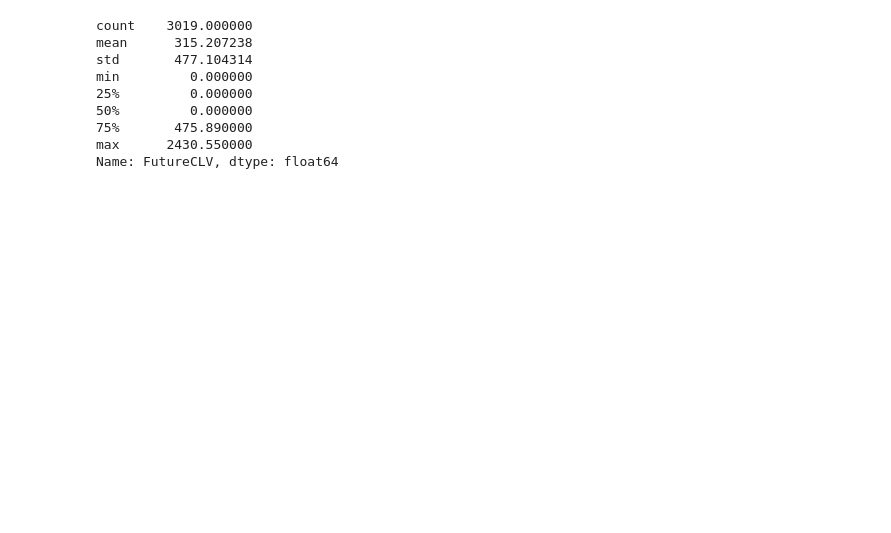
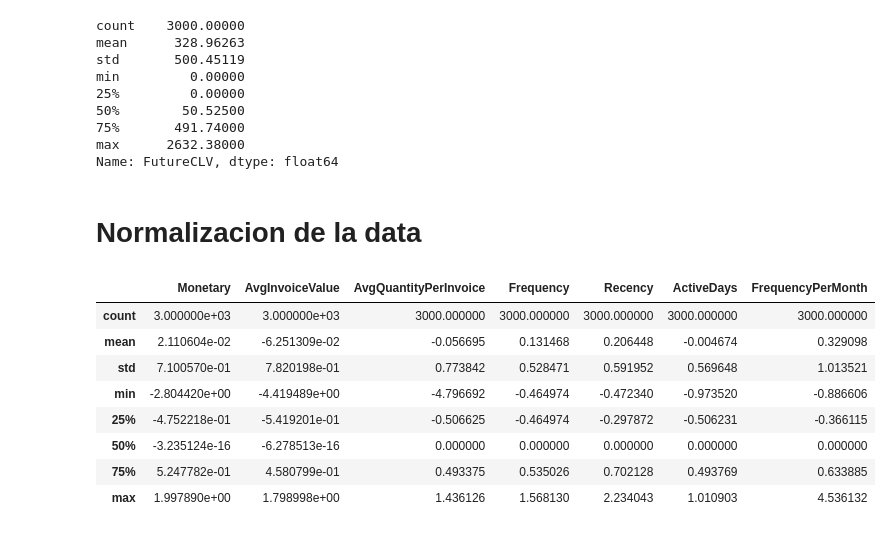
Before and after one commit to JuanMartinN02/Construccion-de-un-Modelo-de-estimacion-de-CLV-mediante-redes-neuronales-para-DHL, a Jupyter notebook: clvpredictionnn.ipynb, the cells around one changed output. Drawn from its saved outputs; the diff is of its cells as text; code cells hidden in the pictures; blank space fills up the shorter version.

```diff
--- a/clvpredictionnn.ipynb
+++ b/clvpredictionnn.ipynb
@@ -523,14 +524,14 @@ max      117634.530000
 Name: FutureCLV, dtype: float64
 # %%
 #Dropping the outliers from data and saving them on other dataset!
-finalDatasetOutliersMonetary= finalDataset[finalDataset['Monetary'] > finalDataset['Monetary'].quantile(0.98)]
+# finalDatasetOutliersMonetary= finalDataset[finalDataset['Monetary'] > finalDataset['Monetary'].quantile(0.98)]
 
 finalDataset = finalDataset[finalDataset['Monetary'] < finalDataset['Monetary'].quantile(0.98)]
 finalDataset = finalDataset[finalDataset['AvgInvoiceValue'] < finalDataset['AvgInvoiceValue'].quantile(0.98)]
 finalDataset = finalDataset[finalDataset['AvgQuantityPerInvoice'] < finalDataset['AvgQuantityPerInvoice'].quantile(0.98)]
-
-finalDataset = finalDataset[finalDataset['FutureCLV'] < finalDataset['FutureCLV'].quantile(0.98)]
 finalDataset = finalDataset[finalDataset['Frequency'] < finalDataset['Frequency'].quantile(0.98)]
+finalDataset = finalDataset[finalDataset['FrequencyPerMonth'] < finalDataset['FrequencyPerMonth'].quantile(0.99)]
+finalDataset = finalDataset[finalDataset['FutureCLV'] < finalDataset['FutureCLV'].quantile(0.99)]
 # %%
 sns.histplot(finalDataset['Monetary'],bins=30, kde=True, color="skyblue", stat="percent")
 # %% [output]
@@ -624,12 +625,41 @@ sns.histplot(finalDataset['FutureCLV'],bins=30, kde=True, color="skyblue", stat=
 # %%
 print(finalDataset['FutureCLV'].describe())
 # %% [output]
-count    3019.000000
-mean      315.207238
-std       477.104314
-min         0.000000
-25%         0.000000
-50%         0.000000
-75%       475.890000
-max      2430.550000
+count    3000.00000
+mean      328.96263
+std       500.45119
+min         0.00000
+25%         0.00000
+50%        50.52500
+75%       491.74000
+max      2632.38000
 Name: FutureCLV, dtype: float64
+# %% [markdown]
+# Normalizacion de la data
+# %%
+modelData = finalDataset.copy()
+# %%
+# Hacer log transform a la data numerica con heavy-tail
+logCols = ['Monetary', 'AvgInvoiceValue', 'AvgQuantityPerInvoice', 'Frequency']
+
+for col in logCols:
+    modelData[col] = np.log1p(modelData[col])
+# %%
+# Robust scaling for features
+
+featureCols = ['Monetary', 'AvgInvoiceValue', 'AvgQuantityPerInvoice', 'Frequency', 'Recency', 'ActiveDays', 'FrequencyPerMonth']
+
+scaler = RobustScaler()
+modelData[featureCols] = scaler.fit_transform(modelData[featureCols])
+# %%
+modelData[featureCols].describe()
+# %% [output]
+|  | Monetary | AvgInvoiceValue | AvgQuantityPerInvoice | Frequency | Recency | ActiveDays | FrequencyPerMonth |
+| count | 3.000000e+03 | 3.000000e+03 | 3000.000000 | 3000.000000 | 3000.000000 | 3000.000000 | 3000.000000 |
+| mean | 2.110604e-02 | -6.251309e-02 | -0.056695 | 0.131468 | 0.206448 | -0.004674 | 0.329098 |
+| std | 7.100570e-01 | 7.820198e-01 | 0.773842 | 0.528471 | 0.591952 | 0.569648 | 1.013521 |
+| min | -2.804420e+00 | -4.419489e+00 | -4.796692 | -0.464974 | -0.472340 | -0.973520 | -0.886606 |
+| 25% | -4.752218e-01 | -5.419201e-01 | -0.506625 | -0.464974 | -0.297872 | -0.506231 | -0.366115 |
+| 50% | -3.235124e-16 | -6.278513e-16 | 0.000000 | 0.000000 | 0.000000 | 0.000000 | 0.000000 |
+| 75% | 5.247782e-01 | 4.580799e-01 | 0.493375 | 0.535026 | 0.702128 | 0.493769 | 0.633885 |
+| max | 1.997890e+00 | 1.798998e+00 | 1.436126 | 1.568130 | 2.234043 | 1.010903 | 4.536132 |
```
Also changed, not shown: parts of 6 cells of this notebook.
